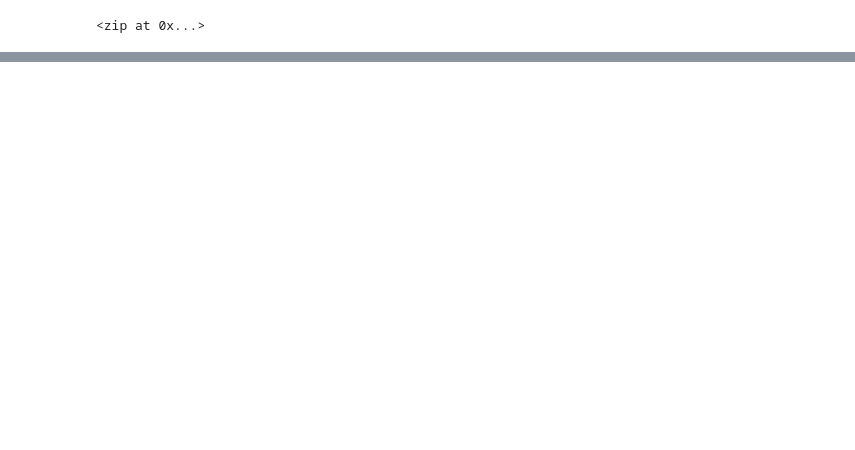
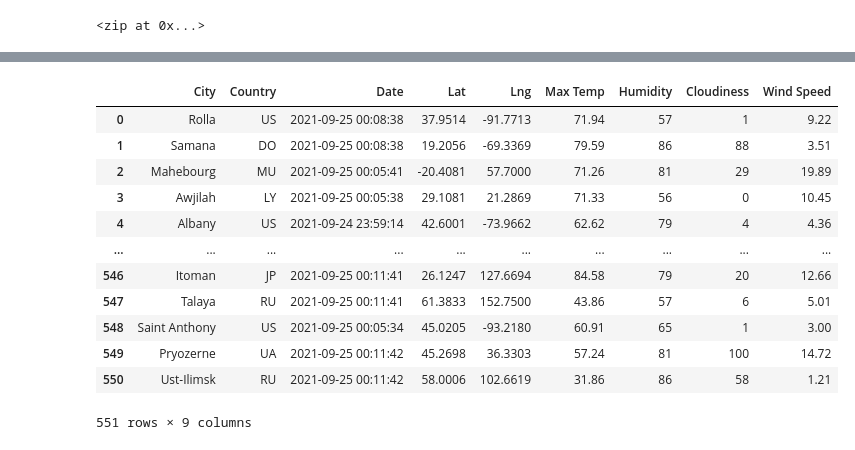
Before and after one commit to mdwilliams11/World_Weather_Analysis, a Jupyter notebook: WeatherPy.ipynb, the cells around one changed output, grey strips where cells are left out. Cells and saved outputs as stored; diff of their text form; code cells hidden in the pictures; blank space fills up the shorter version.

Commit message:
adding weather api stuff

```diff
--- a/WeatherPy.ipynb
+++ b/WeatherPy.ipynb
@@ -32,0 +35,10 @@ len(cities)
+# %%
+# Create an empty list to hold the weather data.
+city_data = []
+# Print the beginning of the logging.
+print("Beginning Data Retrieval     ")
+print("-----------------------------")
+
+# Create counters.
+record_count = 1
+set_count = 1
@@ -32,0 +57,4 @@ len(cities)
+# %%
+# Starting URL for Weather Map API Call.
+url = "http://api.openweathermap.org/data/2.5/weather?units=Imperial&APPID=" + weather_api_key
+# commented out, city_url is defined below (Create an endpoint URL for a city.)
@@ -32,0 +133,4 @@ len(cities)
+# %%
+# Convert the array of dictionaries to a Pandas DataFrame.
+city_data_df = pd.DataFrame(city_data)
+city_data_df.head(10)
@@ -32,0 +149,18 @@ len(cities)
+# %%
+new_column_order = ["City", "Country", "Date", "Lat", "Lng", "Max Temp", "Humidity", "Cloudiness", "Wind Speed"]
+city_data_df = city_data_df[new_column_order]
+city_data_df
+# %% [output]
+|  | City | Country | Date | Lat | Lng | Max Temp | Humidity | Cloudiness | Wind Speed |
+| 0 | Rolla | US | 2021-09-25 00:08:38 | 37.9514 | -91.7713 | 71.94 | 57 | 1 | 9.22 |
+| 1 | Samana | DO | 2021-09-25 00:08:38 | 19.2056 | -69.3369 | 79.59 | 86 | 88 | 3.51 |
+| 2 | Mahebourg | MU | 2021-09-25 00:05:41 | -20.4081 | 57.7000 | 71.26 | 81 | 29 | 19.89 |
+| 3 | Awjilah | LY | 2021-09-25 00:05:38 | 29.1081 | 21.2869 | 71.33 | 56 | 0 | 10.45 |
+| 4 | Albany | US | 2021-09-24 23:59:14 | 42.6001 | -73.9662 | 62.62 | 79 | 4 | 4.36 |
+| ... | ... | ... | ... | ... | ... | ... | ... | ... | ... |
+| 546 | Itoman | JP | 2021-09-25 00:11:41 | 26.1247 | 127.6694 | 84.58 | 79 | 20 | 12.66 |
+| 547 | Talaya | RU | 2021-09-25 00:11:41 | 61.3833 | 152.7500 | 43.86 | 57 | 6 | 5.01 |
+| 548 | Saint Anthony | US | 2021-09-25 00:05:34 | 45.0205 | -93.2180 | 60.91 | 65 | 1 | 3.00 |
+| 549 | Pryozerne | UA | 2021-09-25 00:11:42 | 45.2698 | 36.3303 | 57.24 | 81 | 100 | 14.72 |
+| 550 | Ust-Ilimsk | RU | 2021-09-25 00:11:42 | 58.0006 | 102.6619 | 31.86 | 86 | 58 | 1.21 |
+551 rows × 9 columns
```
Also changed, not shown: parts of 9 cells of this notebook, 3 other files.
